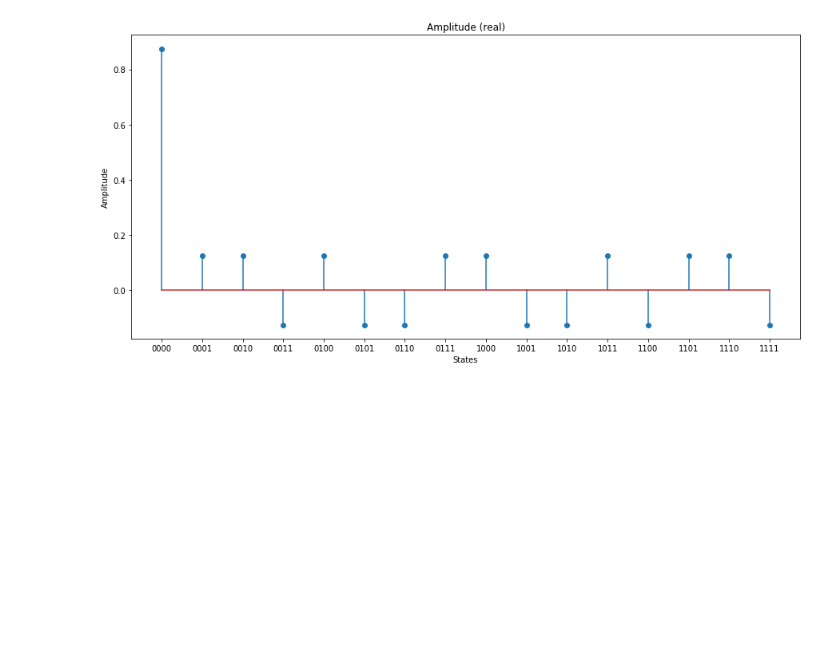
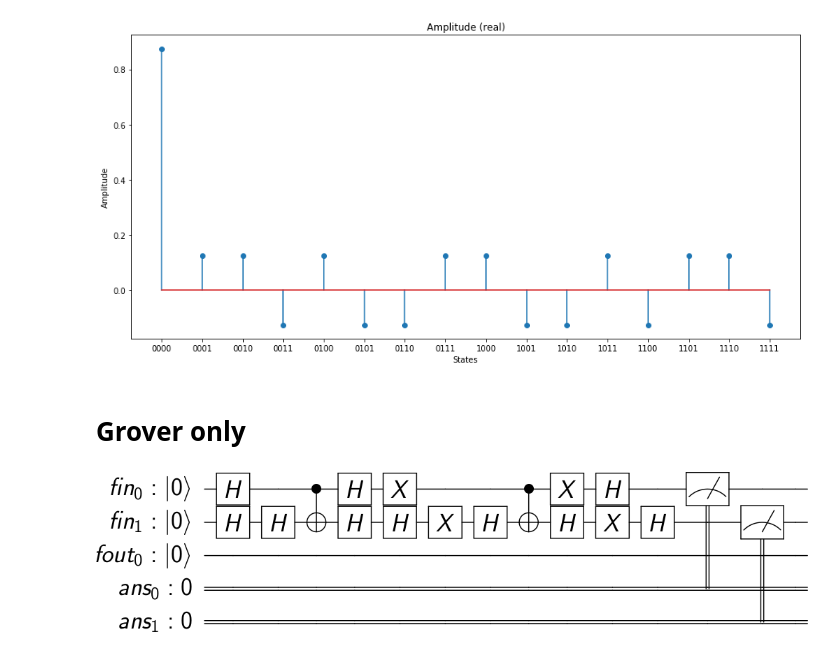
Before and after one commit to RQC-QApp/NNQST, a Jupyter notebook: demo/grover.ipynb, the cells around one changed output. Cells and saved outputs as stored; diff of their text form; code cells hidden in the pictures; blank space fills up the shorter version.

```diff
--- a/demo/grover.ipynb
+++ b/demo/grover.ipynb
@@ -109,3 +64,31 @@ plt.ylabel('Amplitude')
 plt.show()
 # %% [output]
 [figure]
+# %% [markdown]
+# Grover only
+# %%
+n = 2  # Number of qubits.
+
+f_in = QuantumRegister(n, name='fin')
+f_out = QuantumRegister(1, name='fout')
+ans = ClassicalRegister(n, name='ans')
+
+n_controls = n
+
+aux = None
+qc = None
+if n_controls > 2:
+    aux = QuantumRegister(n_controls - 2, name='aux')
+    qc = QuantumCircuit(f_in, f_out, aux, ans, name='grover')
+else:
+    qc = QuantumCircuit(f_in, f_out, ans, name='grover')
+
+qc.h(f_in)
+n_controlled_Z(qc, [f_in[0]], f_in[1], aux)
+inversion_about_average(qc, f_in, aux, n)
+
+qc.measure(f_in, ans)
+
+circuit_drawer(qc)
+# %% [output]
+[figure, added]
```
Also changed, not shown: parts of 7 cells of this notebook, 1 other file.
